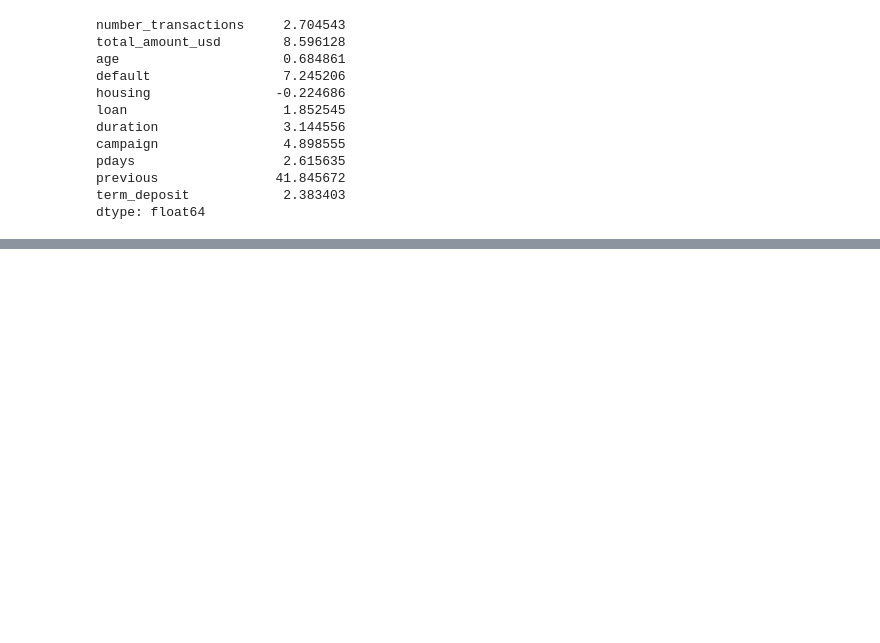
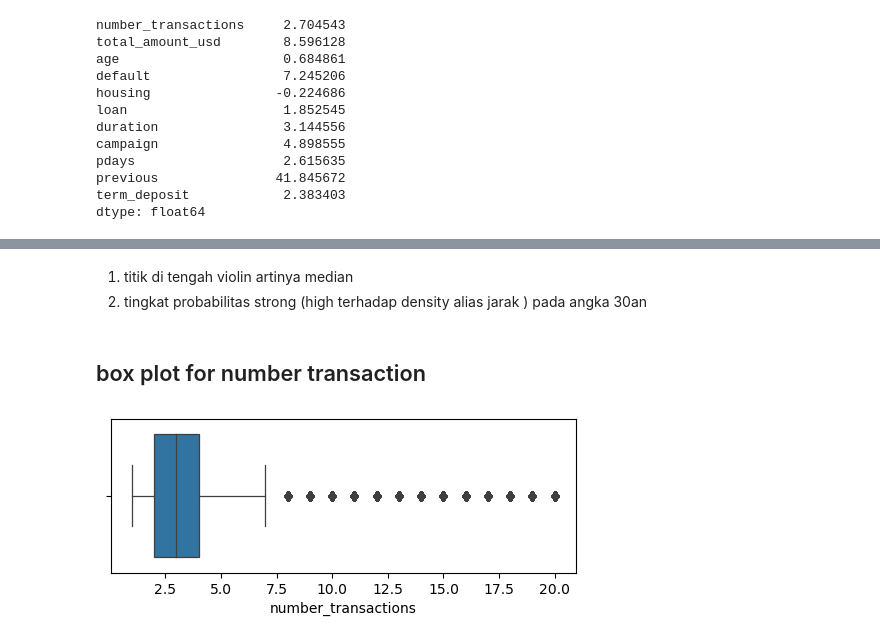
Before and after one commit to arsenewe/CDSP-KLSD, a Jupyter notebook: Day_2/CDSP_Septian Enggar Sukmana_Politeknik Negeri Malang/day_2_EDA.ipynb, the cells around one changed output, grey strips where cells are left out. Drawn from its saved outputs; the diff is of its cells as text; code cells hidden in the pictures; blank space fills up the shorter version.

```diff
--- a/Day_2/CDSP_Septian Enggar Sukmana_Politeknik Negeri Malang/day_2_EDA.ipynb
+++ b/Day_2/CDSP_Septian Enggar Sukmana_Politeknik Negeri Malang/day_2_EDA.ipynb
@@ -127,0 +174,10 @@ dtype: float64
+# %% [markdown]
+1. titik di tengah violin artinya median
+2. tingkat probabilitas strong (high terhadap density alias jarak ) pada angka 30an
+# %% [markdown]
+## box plot for number transaction
+# %%
+plt.figure(figsize=(6,2))
+sns.boxplot(x=dataUser['number_transactions'], linewidth=0.9);
+# %% [output]
+[figure, added]
```
Also changed, not shown: parts of 37 cells of this notebook.
